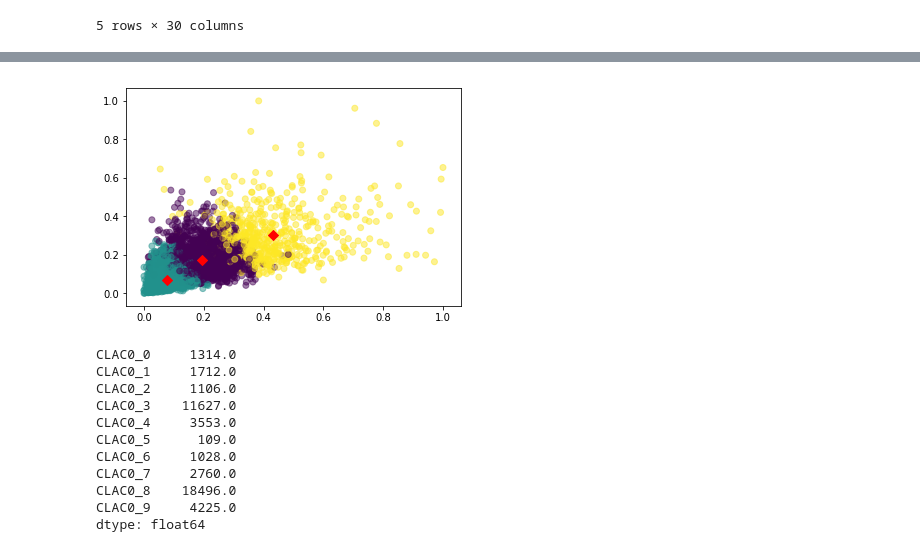
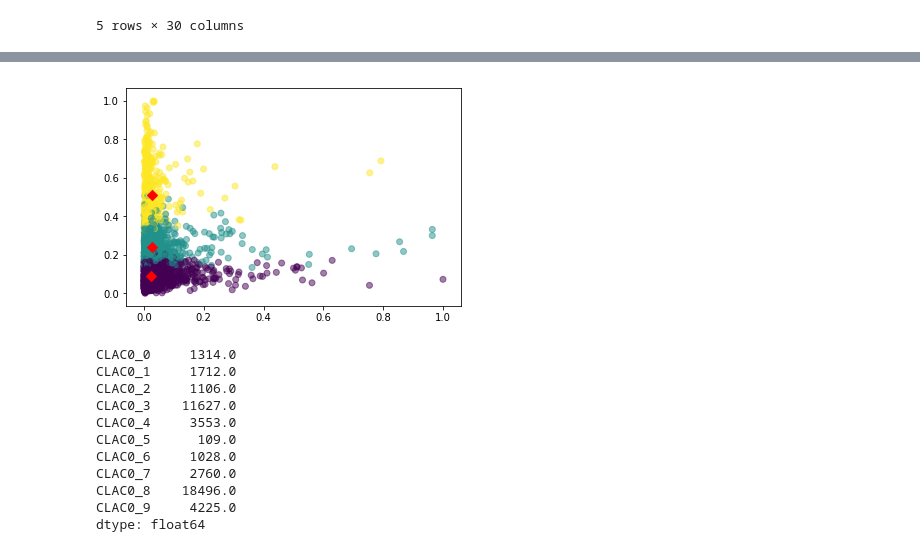
Before and after one commit to miniii222/-5th-L.point_bigdata_competiton, a Jupyter notebook: modeling/clustering_Man50.ipynb, the cells around one changed output, grey strips where cells are left out. Drawn from its saved outputs; the diff is of its cells as text; code cells hidden in the pictures.

```diff
--- a/modeling/clustering_Man50.ipynb
+++ b/modeling/clustering_Man50.ipynb
@@ -162,16 +158,16 @@ cluster_transformed['predict'].value_counts()
 2     565
 Name: predict, dtype: int64
 # %%
-var1 = 'HITS_SEQ'
-var2 = 'TOT_SESS_HR_V'
+var1 = 'PD_BUY_AM'
+var2 = 'TOT_PAG_VIEW_CT'
 plt.scatter(cluster_transformed[var1],cluster_transformed[var2],c=cluster_transformed['predict'],alpha=0.5)
 centers = pd.DataFrame(km.cluster_centers_,columns=cluster_drop.columns[:30])
 center_x = centers[var1]
 center_y = centers[var2]
 plt.scatter(center_x,center_y,s=50,marker='D',c='r')
 plt.show()
 # %% [output]
-[figure, old version]
+[figure, new version]
 # %%
 # predict clustering 0
 idx = np.where(cluster_transformed['predict'] == 0)
```
Also changed, not shown: parts of 31 cells of this notebook.
